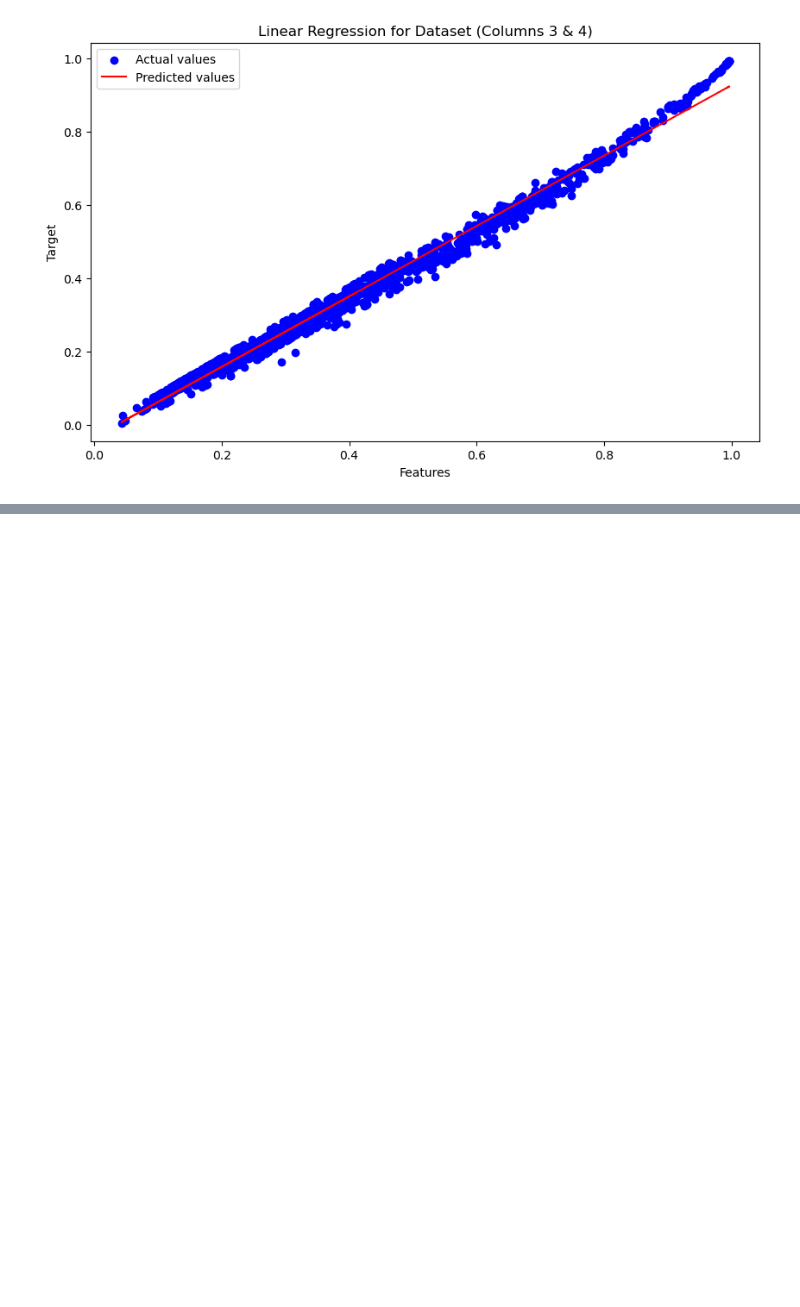
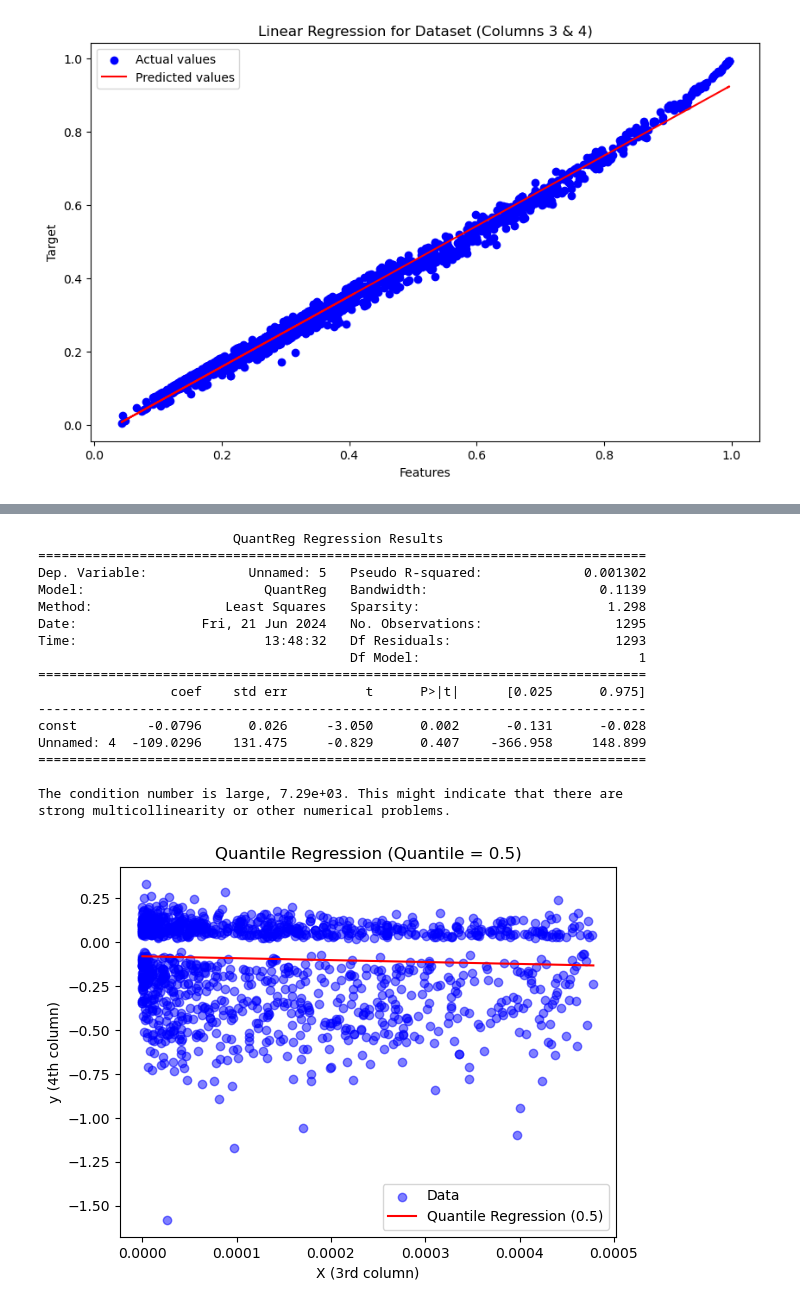
Before and after one commit to eternalshash/Research.IIT, a Jupyter notebook: s.choudhryS1/Model(s)s7.ipynb, the cells around one changed output, grey strips where cells are left out. Saved outputs shown, nothing was run; the diff lists cells and outputs as text; code cells hidden in the pictures; blank space fills up the shorter version.

```diff
--- a/s.choudhryS1/Model(s)s7.ipynb
+++ b/s.choudhryS1/Model(s)s7.ipynb
@@ -383,0 +472,53 @@ Polynomial Regression (degree=3) - R-squared: 0.99
+# %%
+X = data.iloc[:, 4]
+y = data.iloc[:, 5]
+
+X = pd.to_numeric(X, errors='coerce').dropna()
+y = pd.to_numeric(y, errors='coerce').dropna()
+
+data_clean = pd.concat([X, y], axis=1).dropna()
+
+X_clean = data_clean.iloc[:, 0]
+y_clean = data_clean.iloc[:, 1]
+
+X_clean = sm.add_constant(X_clean)
+
+quantile = 0.5
+model = sm.QuantReg(y_clean, X_clean)
+res = model.fit(q=quantile)
+
+print(res.summary())
+
+plt.scatter(X_clean.iloc[:, 1], y_clean, color='blue', alpha=0.5, label='Data')
+
+X_fit = np.linspace(X_clean.iloc[:, 1].min(), X_clean.iloc[:, 1].max(), 100)
+X_fit_with_const = sm.add_constant(X_fit)
+y_fit = res.predict(X_fit_with_const)
+
+plt.plot(X_fit, y_fit, color='red', label='Quantile Regression (0.5)')
+
+plt.xlabel('X (3rd column)')
+plt.ylabel('y (4th column)')
+plt.title('Quantile Regression (Quantile = 0.5)')
+plt.legend()
+
+plt.show()
+# %% [output]
+                         QuantReg Regression Results
+==============================================================================
+Dep. Variable:             Unnamed: 5   Pseudo R-squared:             0.001302
+Model:                       QuantReg   Bandwidth:                      0.1139
+Method:                 Least Squares   Sparsity:                        1.298
+Date:                Fri, 21 Jun 2024   No. Observations:                 1295
+Time:                        13:48:32   Df Residuals:                     1293
+                                        Df Model:                            1
+==============================================================================
+                 coef    std err          t      P>|t|      [0.025      0.975]
+------------------------------------------------------------------------------
+const         -0.0796      0.026     -3.050      0.002      -0.131      -0.028
+Unnamed: 4  -109.0296    131.475     -0.829      0.407    -366.958     148.899
+==============================================================================
+
+The condition number is large, 7.29e+03. This might indicate that there are
+strong multicollinearity or other numerical problems.
+[figure, added]
```
Also changed, not shown: parts of 6 cells of this notebook, 4 other files.
